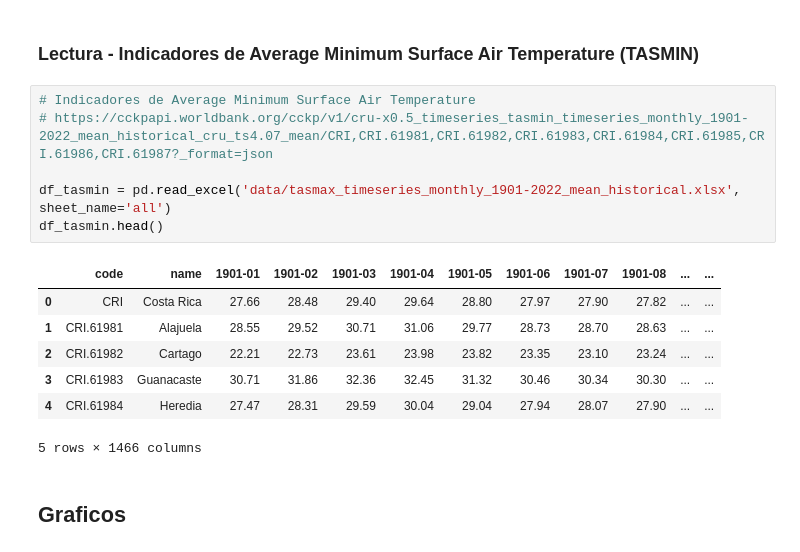
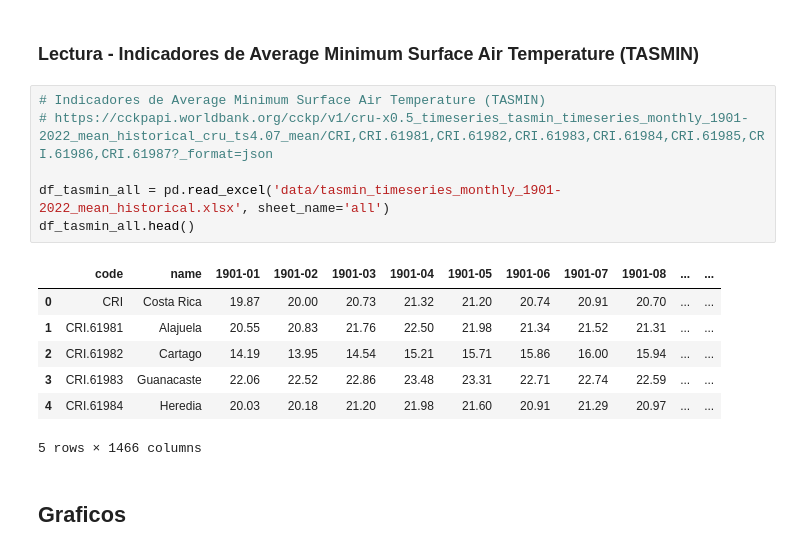
Before and after one commit to jalmengor/experimental-design-project, a Jupyter notebook: experimento.ipynb, the cells around one changed output. Cells and saved outputs as stored; diff of their text form.

```diff
--- a/experimento.ipynb
+++ b/experimento.ipynb
@@ -170,18 +170,18 @@ df_tasmax.head()
 # %% [markdown]
 ### Lectura - Indicadores de Average Minimum Surface Air Temperature (TASMIN)
 # %%
-# Indicadores de Average Minimum Surface Air Temperature
+# Indicadores de Average Minimum Surface Air Temperature (TASMIN)
 # https://cckpapi.worldbank.org/cckp/v1/cru-x0.5_timeseries_tasmin_timeseries_monthly_1901-2022_mean_historical_cru_ts4.07_mean/CRI,CRI.61981,CRI.61982,CRI.61983,CRI.61984,CRI.61985,CRI.61986,CRI.61987?_format=json
 
-df_tasmin = pd.read_excel('data/tasmax_timeseries_monthly_1901-2022_mean_historical.xlsx', sheet_name='all')
-df_tasmin.head()
+df_tasmin_all = pd.read_excel('data/tasmin_timeseries_monthly_1901-2022_mean_historical.xlsx', sheet_name='all')
+df_tasmin_all.head()
 # %% [output]
 |  | code | name | 1901-01 | 1901-02 | 1901-03 | 1901-04 | 1901-05 | 1901-06 | 1901-07 | 1901-08 | ... | ... |
-| 0 | CRI | Costa Rica | 27.66 | 28.48 | 29.40 | 29.64 | 28.80 | 27.97 | 27.90 | 27.82 | ... | ... |
-| 1 | CRI.61981 | Alajuela | 28.55 | 29.52 | 30.71 | 31.06 | 29.77 | 28.73 | 28.70 | 28.63 | ... | ... |
-| 2 | CRI.61982 | Cartago | 22.21 | 22.73 | 23.61 | 23.98 | 23.82 | 23.35 | 23.10 | 23.24 | ... | ... |
-| 3 | CRI.61983 | Guanacaste | 30.71 | 31.86 | 32.36 | 32.45 | 31.32 | 30.46 | 30.34 | 30.30 | ... | ... |
-| 4 | CRI.61984 | Heredia | 27.47 | 28.31 | 29.59 | 30.04 | 29.04 | 27.94 | 28.07 | 27.90 | ... | ... |
+| 0 | CRI | Costa Rica | 19.87 | 20.00 | 20.73 | 21.32 | 21.20 | 20.74 | 20.91 | 20.70 | ... | ... |
+| 1 | CRI.61981 | Alajuela | 20.55 | 20.83 | 21.76 | 22.50 | 21.98 | 21.34 | 21.52 | 21.31 | ... | ... |
+| 2 | CRI.61982 | Cartago | 14.19 | 13.95 | 14.54 | 15.21 | 15.71 | 15.86 | 16.00 | 15.94 | ... | ... |
+| 3 | CRI.61983 | Guanacaste | 22.06 | 22.52 | 22.86 | 23.48 | 23.31 | 22.71 | 22.74 | 22.59 | ... | ... |
+| 4 | CRI.61984 | Heredia | 20.03 | 20.18 | 21.20 | 21.98 | 21.60 | 20.91 | 21.29 | 20.97 | ... | ... |
 5 rows × 1466 columns
 # %% [markdown]
 ## Graficos
```
Also changed, not shown: parts of 9 cells of this notebook.
